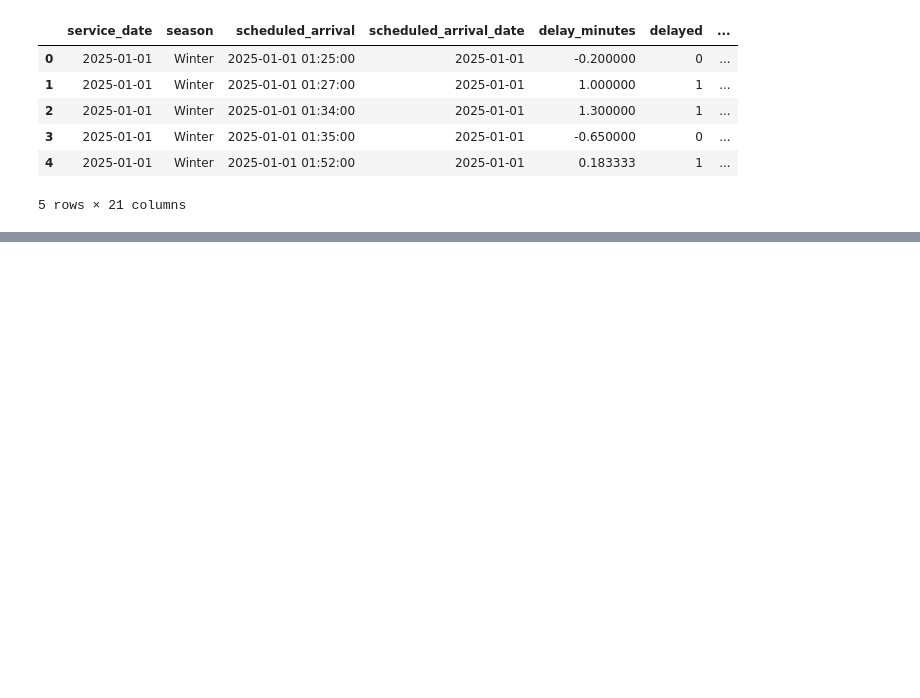
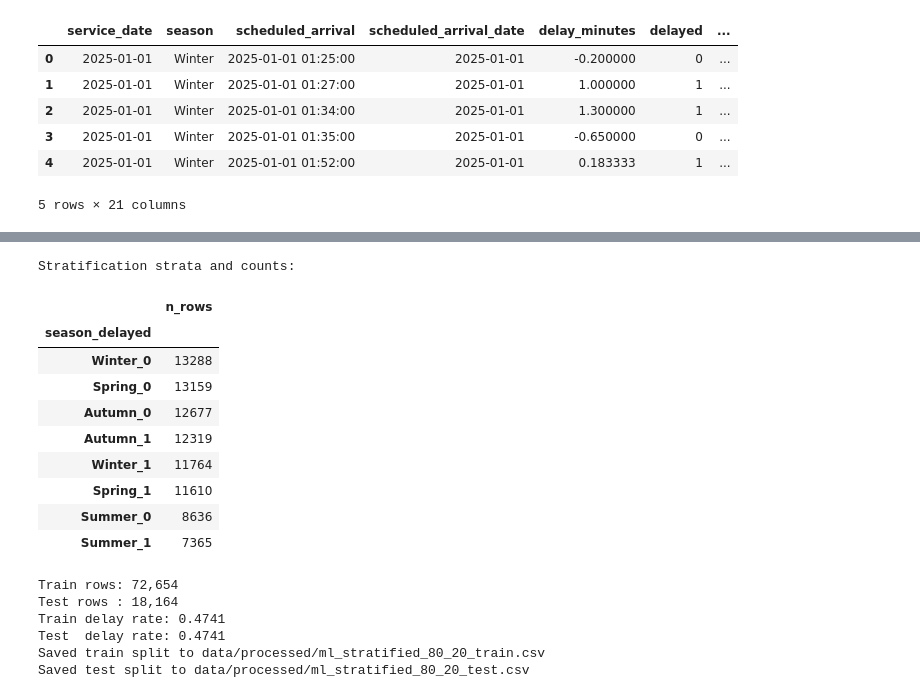
Before and after one commit to berenaydogan/DSA210-Project, a Jupyter notebook: notebooks/ml_modeling.ipynb, the cells around one changed output, grey strips where cells are left out. Drawn from its saved outputs; the diff is of its cells as text; code cells hidden in the pictures; blank space fills up the shorter version.

```diff
--- a/notebooks/ml_modeling.ipynb
+++ b/notebooks/ml_modeling.ipynb
@@ -87,0 +92,60 @@ Columns: 21
+# %%
+# Candidate input features mirror the list locked in data_collection.ipynb. The target is the binary delayed indicator.
+CANDIDATE_FEATURES: list[str] = [
+    "scheduled_arrival_hour",
+    "scheduled_arrival_weekday_name",
+    "season",
+    "is_weekend",
+    "stop_name",
+    "train_type",
+    "line_name",
+    "operator",
+    "temperature_2m",
+    "precipitation",
+    "snowfall",
+    "wind_speed_10m",
+]
+TARGET: str = "delayed"
+
+# Combine season and delayed into a single key so a single argument controls stratification.
+stratify_key = df["season"].astype(str) + "_" + df[TARGET].astype(str)
+print("Stratification strata and counts:")
+display(stratify_key.value_counts().rename_axis("season_delayed").to_frame("n_rows"))
+# %% [output]
+Stratification strata and counts:
+|  | n_rows |
+| season_delayed |  |
+| Winter_0 | 13288 |
+| Spring_0 | 13159 |
+| Autumn_0 | 12677 |
+| Autumn_1 | 12319 |
+| Winter_1 | 11764 |
+| Spring_1 | 11610 |
+| Summer_0 | 8636 |
+| Summer_1 | 7365 |
+# %%
+# StratifiedShuffleSplit gives a single 80/20 partition while preserving proportions.
+split_iterator = StratifiedShuffleSplit(n_splits=1, test_size=0.20, random_state=RANDOM_STATE)
+train_indices, test_indices = next(split_iterator.split(df, stratify_key))
+
+train_df = df.iloc[train_indices].reset_index(drop=True)
+test_df = df.iloc[test_indices].reset_index(drop=True)
+
+train_csv_path = PROCESSED_DIR / "ml_stratified_80_20_train.csv"
+test_csv_path = PROCESSED_DIR / "ml_stratified_80_20_test.csv"
+train_df.to_csv(train_csv_path, index=False)
+test_df.to_csv(test_csv_path, index=False)
+
+print(f"Train rows: {len(train_df):,}")
+print(f"Test rows : {len(test_df):,}")
+print(f"Train delay rate: {train_df[TARGET].mean():.4f}")
+print(f"Test  delay rate: {test_df[TARGET].mean():.4f}")
+print(f"Saved train split to {train_csv_path.relative_to(ROOT)}")
+print(f"Saved test split to {test_csv_path.relative_to(ROOT)}")
+# %% [output]
+Train rows: 72,654
+Test rows : 18,164
+Train delay rate: 0.4741
+Test  delay rate: 0.4741
+Saved train split to data/processed/ml_stratified_80_20_train.csv
+Saved test split to data/processed/ml_stratified_80_20_test.csv
```
Also changed, not shown: parts of 7 cells of this notebook.
